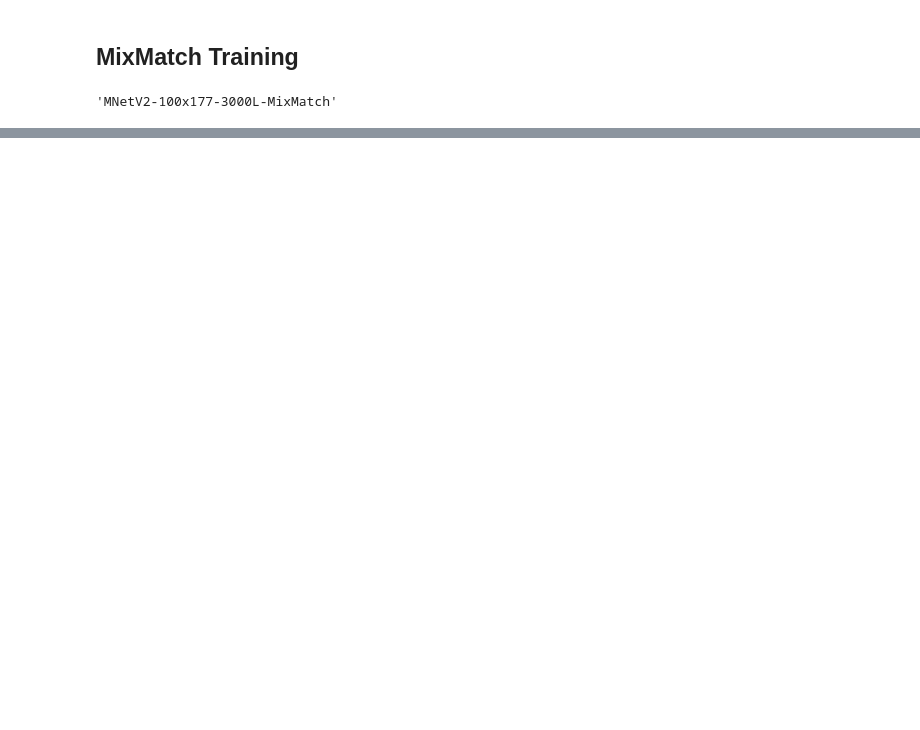
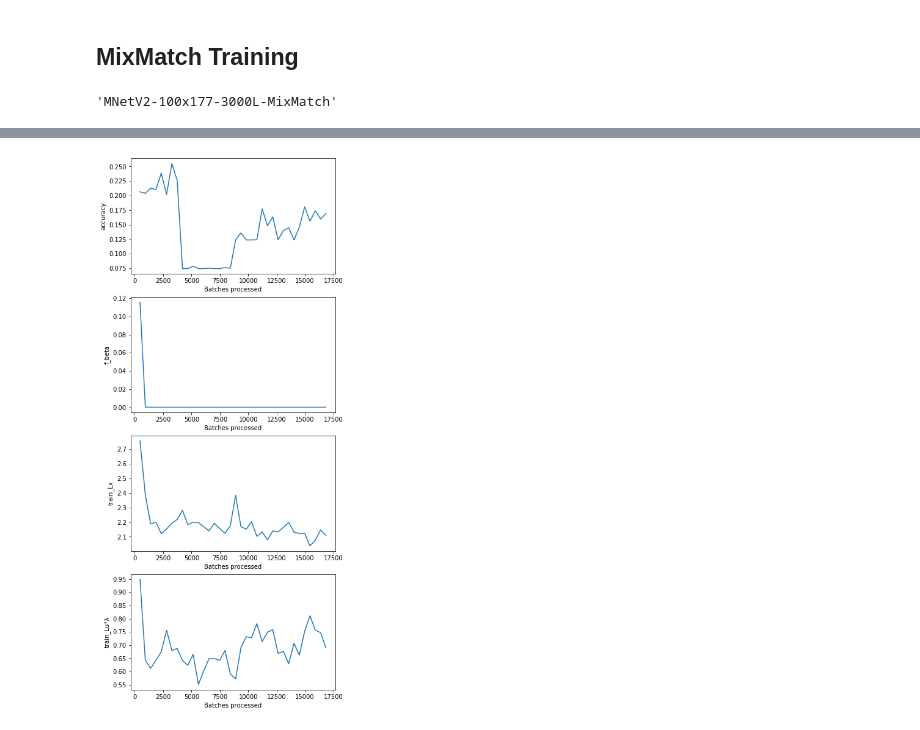
Before and after one commit to echorec/CinemaNet, a Jupyter notebook: nbs/cat_shot-framing_MixMatch.ipynb, the cells around one changed output, grey strips where cells are left out. Cells and saved outputs as stored; diff of their text form; code cells hidden in the pictures; blank space fills up the shorter version.

```diff
--- a/nbs/cat_shot-framing_MixMatch.ipynb
+++ b/nbs/cat_shot-framing_MixMatch.ipynb
@@ -236,0 +227,4 @@ KeyboardInterrupt:
+# %%
+learn.recorder.plot_metrics()
+# %% [output]
+[figure, added]
```
Also changed, not shown: parts of 11 cells of this notebook.
